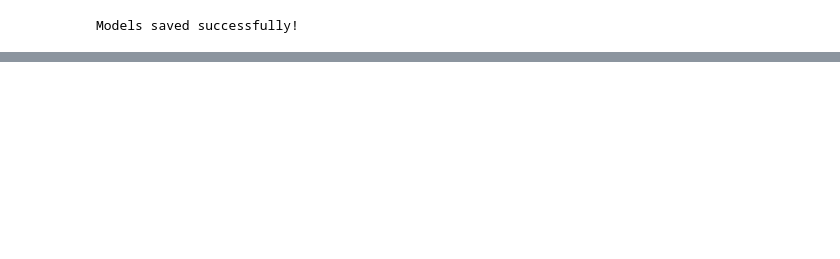
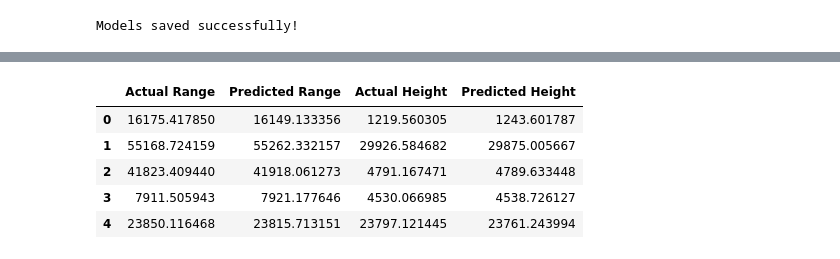
Before and after one commit to maithili-77/Projectile-Analystics, a Jupyter notebook: models/accurate_ballastics.ipynb, the cells around one changed output, grey strips where cells are left out. Cells and saved outputs as stored; diff of their text form; code cells hidden in the pictures; blank space fills up the shorter version.

```diff
--- a/models/accurate_ballastics.ipynb
+++ b/models/accurate_ballastics.ipynb
@@ -29,7 +29,25 @@ Libraries imported successfully!
 # %% [markdown]
 Load Dataset
 # %%
-df = pd.read_csv("../dataset/accurate_ballastic.csv")
+dataset_candidates = [
+    "../dataset/accurate_ballastic.csv",
+    "../data/accurate_ballastic.csv",
+    "../accurate_ballastic.csv",
+    "dataset/accurate_ballastic.csv",
+    "data/accurate_ballastic.csv",
+    "accurate_ballastic.csv"
+]
+
+dataset_path = None
+for p in dataset_candidates:
+    if os.path.exists(p):
+        dataset_path = p
+        break
+
+if dataset_path is None:
+    dataset_path = "../dataset/accurate_ballastic.csv"
+
+df = pd.read_csv(dataset_path)
 
 print("Dataset loaded successfully!")
 print("Shape:", df.shape)
@@ -726,0 +765,48 @@ Predicted Maximum Height: 6438.6172295470315
+# %%
+# Reload both saved models using joblib and verify independent predictions
+loaded_range_model = joblib.load("../models/range_model.pkl")
+loaded_height_model = joblib.load("../models/height_model.pkl")
+
+print("Reloaded models from disk successfully!")
+print("Verification: loaded_range_model is not loaded_height_model ->", loaded_range_model is not loaded_height_model)
+
+# Verify separate predictions for sample input
+sample_pred_range = loaded_range_model.predict(new_projectile)[0]
+sample_pred_height = loaded_height_model.predict(new_projectile)[0]
+print(f"\nSample Prediction for v=500, a=45, g=9.81:")
+print(f"  Reloaded Range Model Prediction:  {sample_pred_range:.4f} m")
+print(f"  Reloaded Height Model Prediction: {sample_pred_height:.4f} m")
+
+# Evaluate reloaded models on test set against their respective targets
+range_test_preds = loaded_range_model.predict(X_test)
+height_test_preds = loaded_height_model.predict(X_test)
+
+range_mae = mean_absolute_error(y_range_test, range_test_preds)
+range_rmse = np.sqrt(mean_squared_error(y_range_test, range_test_preds))
+range_r2 = r2_score(y_range_test, range_test_preds)
+
+height_mae = mean_absolute_error(y_height_test, height_test_preds)
+height_rmse = np.sqrt(mean_squared_error(y_height_test, height_test_preds))
+height_r2 = r2_score(y_height_test, height_test_preds)
+
+print("\n--- Model Evaluation on Test Set ---")
+print("Range Model (evaluated against range_actual):")
+print(f"  MAE:  {range_mae:.4f}")
+print(f"  RMSE: {range_rmse:.4f}")
+print(f"  R²:   {range_r2:.6f}")
+
+print("\nMaximum Height Model (evaluated against max_height_actual):")
+print(f"  MAE:  {height_mae:.4f}")
+print(f"  RMSE: {height_rmse:.4f}")
+print(f"  R²:   {height_r2:.6f}")
+
+# Print actual and predicted values separately for both targets
+comparison_df = pd.DataFrame({
+    "Actual Range": y_range_test.iloc[:5].values,
+    "Predicted Range": range_test_preds[:5],
+    "Actual Height": y_height_test.iloc[:5].values,
+    "Predicted Height": height_test_preds[:5]
+})
+print("\nSample Actual vs Predicted Values:")
+display(comparison_df)
+# %% [output]
@@ -726,0 +832,6 @@ Predicted Maximum Height: 6438.6172295470315
+|  | Actual Range | Predicted Range | Actual Height | Predicted Height |
+| 0 | 16175.417850 | 16149.133356 | 1219.560305 | 1243.601787 |
+| 1 | 55168.724159 | 55262.332157 | 29926.584682 | 29875.005667 |
+| 2 | 41823.409440 | 41918.061273 | 4791.167471 | 4789.633448 |
+| 3 | 7911.505943 | 7921.177646 | 4530.066985 | 4538.726127 |
+| 4 | 23850.116468 | 23815.713151 | 23797.121445 | 23761.243994 |
```
Also changed, not shown: parts of 11 cells of this notebook, 2 other files.
